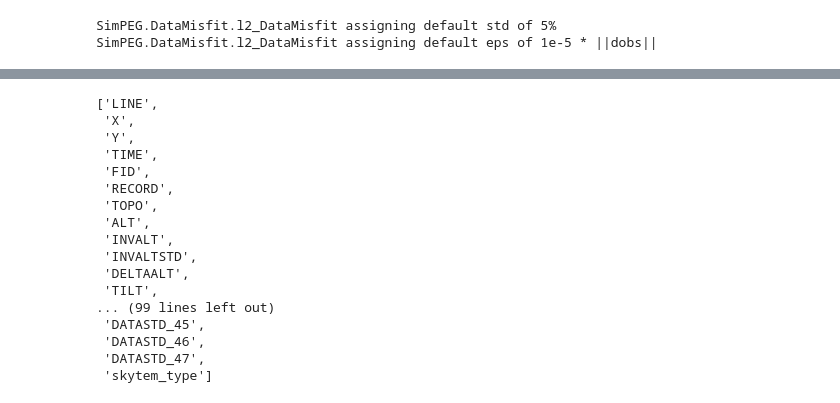
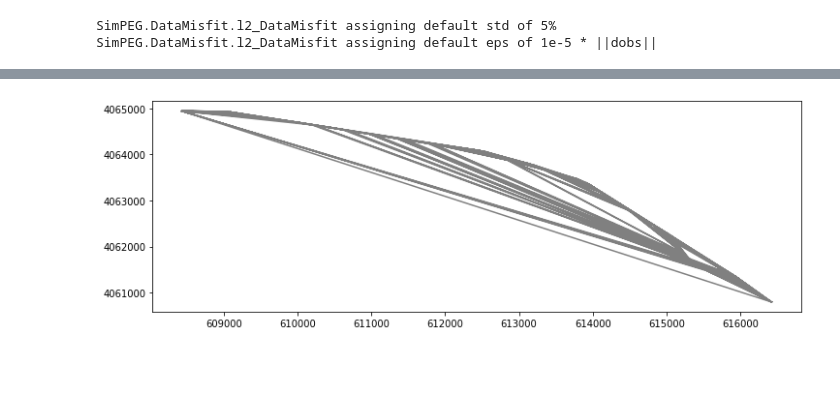
Before and after one commit to igotchalk/timelapseAEM, a Jupyter notebook: notebook/2D_2017vs2019.ipynb, the cells around one changed output, grey strips where cells are left out. Cells and saved outputs as stored; diff of their text form; code cells hidden in the pictures; blank space fills up the shorter version.

```diff
--- a/notebook/2D_2017vs2019.ipynb
+++ b/notebook/2D_2017vs2019.ipynb
@@ -484,20 +473,10 @@ DataMisfit
-# %%
-[c for c in df17.columns]
-# %% [output]
-['LINE',
- 'X',
- 'Y',
- 'TIME',
- 'FID',
- 'RECORD',
- 'TOPO',
- 'ALT',
- 'INVALT',
- 'INVALTSTD',
- 'DELTAALT',
- 'TILT',
-... (99 lines left out)
- 'DATASTD_45',
- 'DATASTD_46',
- 'DATASTD_47',
- 'skytem_type']
+# %%
+fig = plt.figure(figsize=(12, 4))
+tri = reg.get_grad_horizontal(topo[1:,:2], hz)
+# plt.plot(topo_312[:,0], topo_312[:,1], 'o')
+# plt.plot(topo_304[:,0], topo_304[:,1], 'o')
+# plt.legend(("SkyTEM312", "SkyTEM304"))
+plt.triplot(topo[1:,0], topo[1:,1], tri.simplices, color='grey')
+plt.show()
+# %% [output]
+[figure, added]
```
Also changed, not shown: parts of 30 cells of this notebook.
